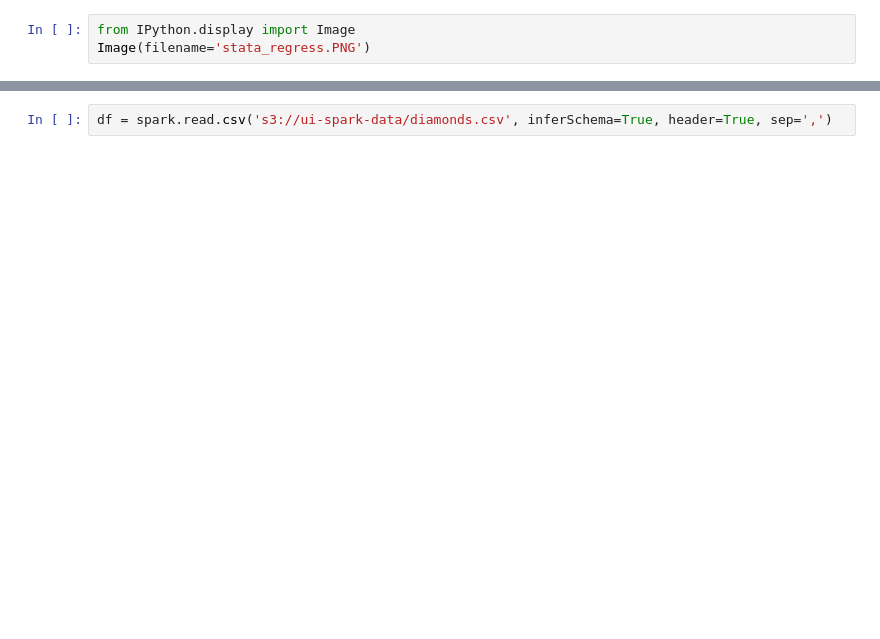
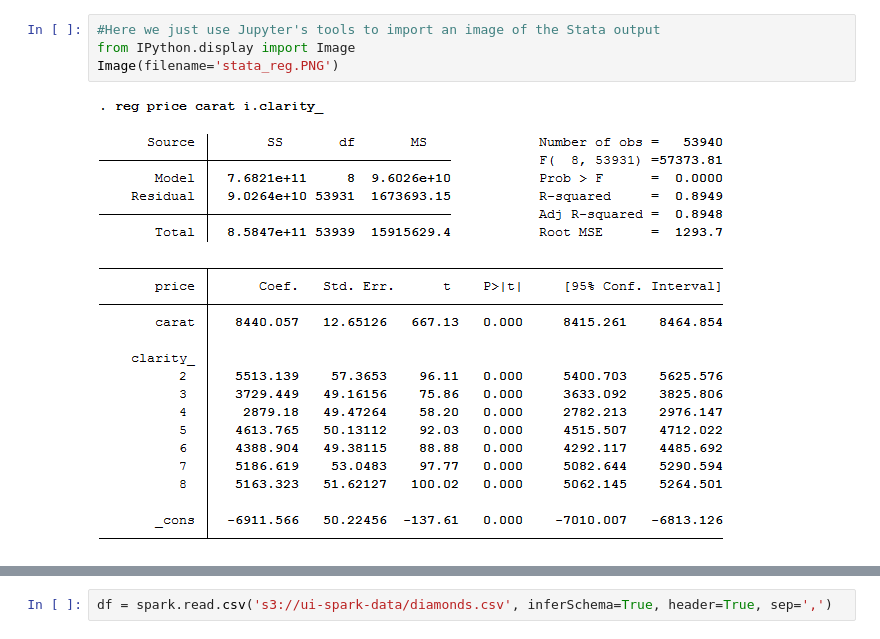
Before and after one commit to UrbanInstitute/pyspark-tutorials, a Jupyter notebook: GLM.ipynb, the cells around one changed output, grey strips where cells are left out. Drawn from its saved outputs; the diff is of its cells as text; blank space fills up the shorter version.

```diff
--- a/GLM.ipynb
+++ b/GLM.ipynb
@@ -7,3 +15,6 @@ Don't worry about the accuracy of this model specification, or the assumptions b
-# %%
-from IPython.display import Image
-Image(filename='stata_regress.PNG')
+# %%
+#Here we just use Jupyter's tools to import an image of the Stata output
+from IPython.display import Image
+Image(filename='stata_reg.PNG')
+# %% [output]
+[figure, added]
```
Also changed, not shown: parts of 20 cells of this notebook, 1 other file.
